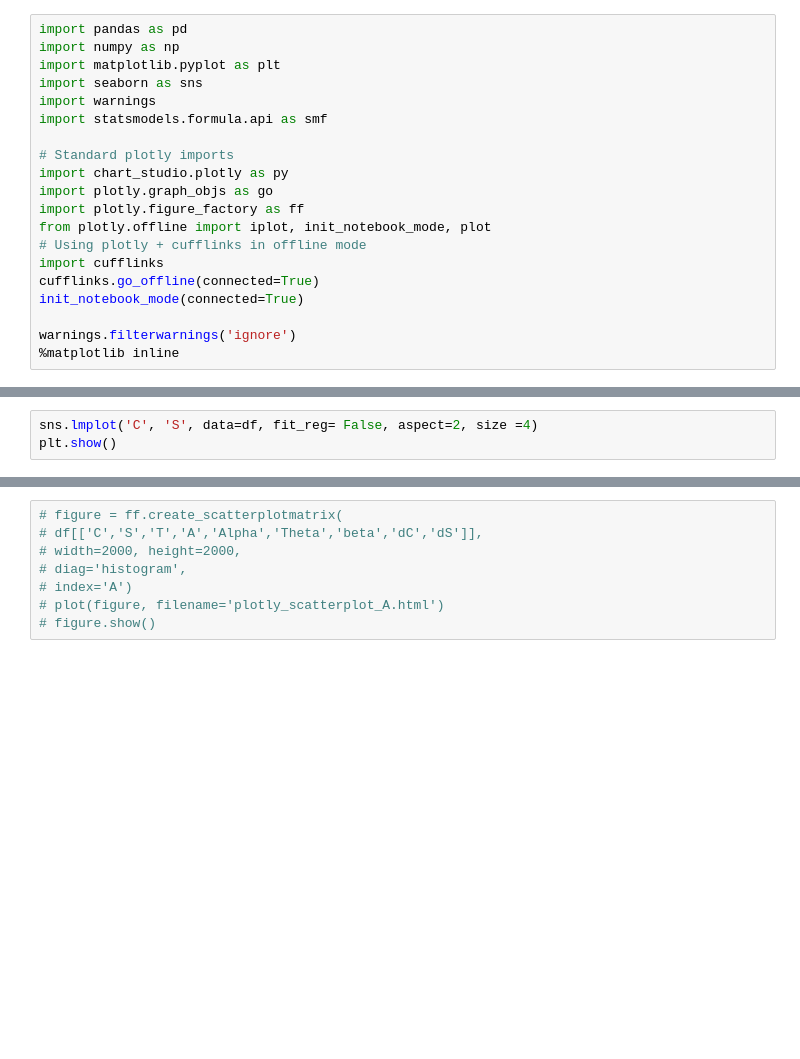
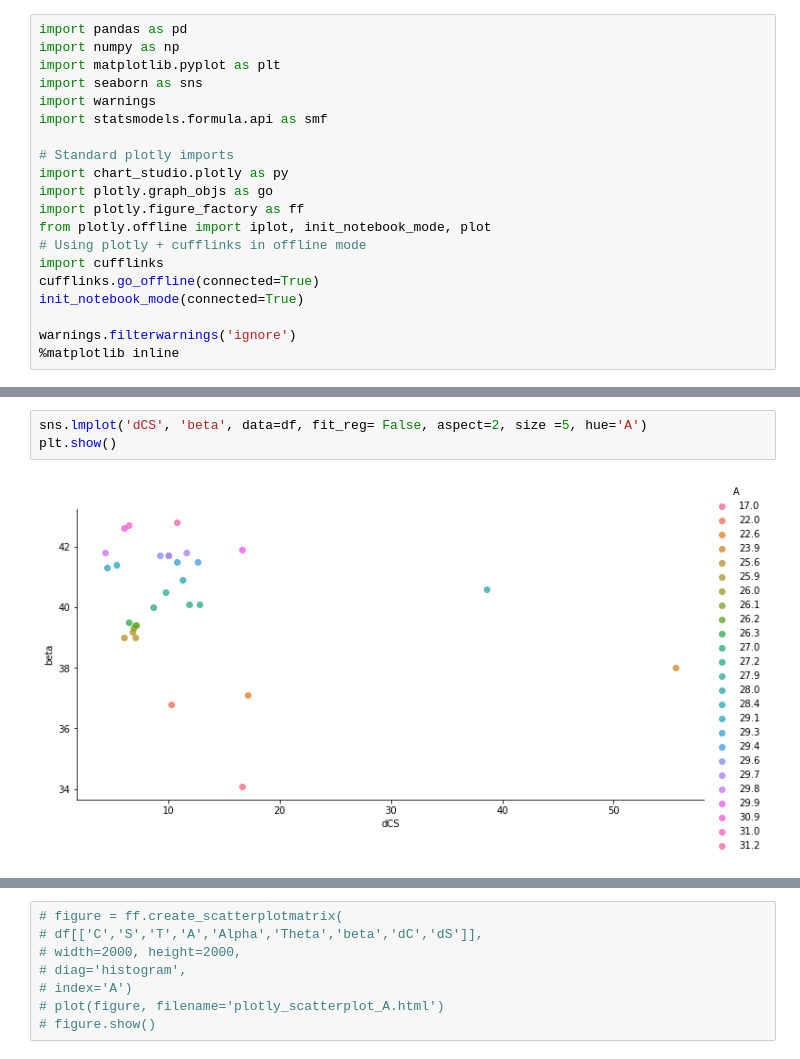
Before and after one commit to butayama/Learning-Python-for-Data-Science, a Jupyter notebook: plotly_pumuckl_01.ipynb, the cells around one changed output, grey strips where cells are left out. Cells and saved outputs as stored; diff of their text form; blank space fills up the shorter version.

```diff
--- a/plotly_pumuckl_01.ipynb
+++ b/plotly_pumuckl_01.ipynb
@@ -38,6 +44,8 @@ plt.show()
 # %%
-sns.lmplot('C', 'S', data=df, fit_reg= False, aspect=2, size =4)
+sns.lmplot('dCS', 'beta', data=df, fit_reg= False, aspect=2, size =5, hue='A')
 plt.show()
+# %% [output]
+[figure, added]
 # %%
 sns.lmplot('C', 'S', data=df, fit_reg= False, aspect=2, size =4, hue='Alpha')
 plt.show()
```
Also changed, not shown: parts of 17 cells of this notebook, 2 other files.
